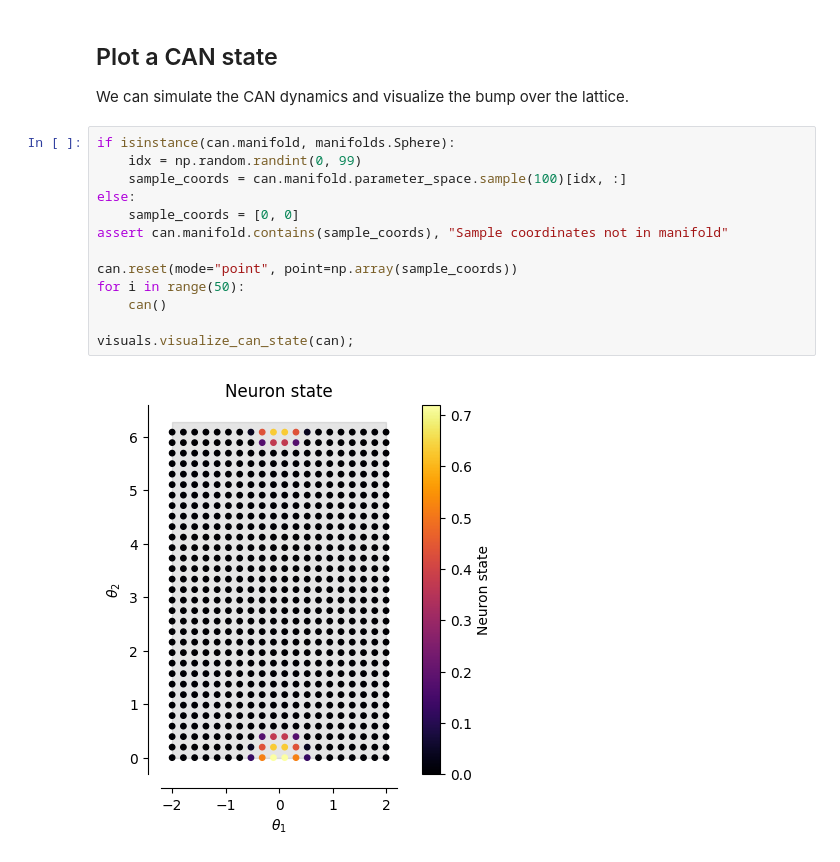
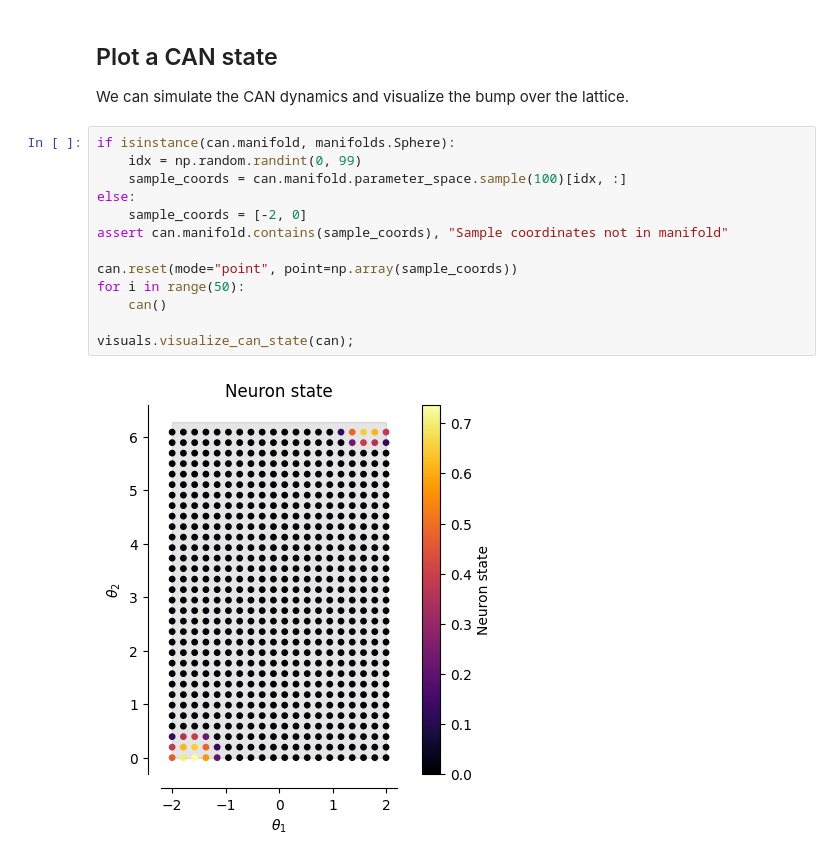
Before and after one commit to FieteLab/MADE, a Jupyter notebook: made/notebooks/visualize_connectivity.ipynb, the cells around one changed output. Drawn from its saved outputs; the diff is of its cells as text.

```diff
--- a/made/notebooks/visualize_connectivity.ipynb
+++ b/made/notebooks/visualize_connectivity.ipynb
@@ -41,15 +41,15 @@ We can simulate the CAN dynamics and visualize the bump over the lattice.
 # %%
 if isinstance(can.manifold, manifolds.Sphere):
     idx = np.random.randint(0, 99)
     sample_coords = can.manifold.parameter_space.sample(100)[idx, :]
 else:
-    sample_coords = [0, 0]
+    sample_coords = [-2, 0]
 assert can.manifold.contains(sample_coords), "Sample coordinates not in manifold"
 
 can.reset(mode="point", point=np.array(sample_coords))
 for i in range(50):
     can()
 
 visuals.visualize_can_state(can);
 # %% [output]
-[figure, old version]
+[figure, new version]
```
Also changed, not shown: parts of 1 cell of this notebook, 3 other files.
